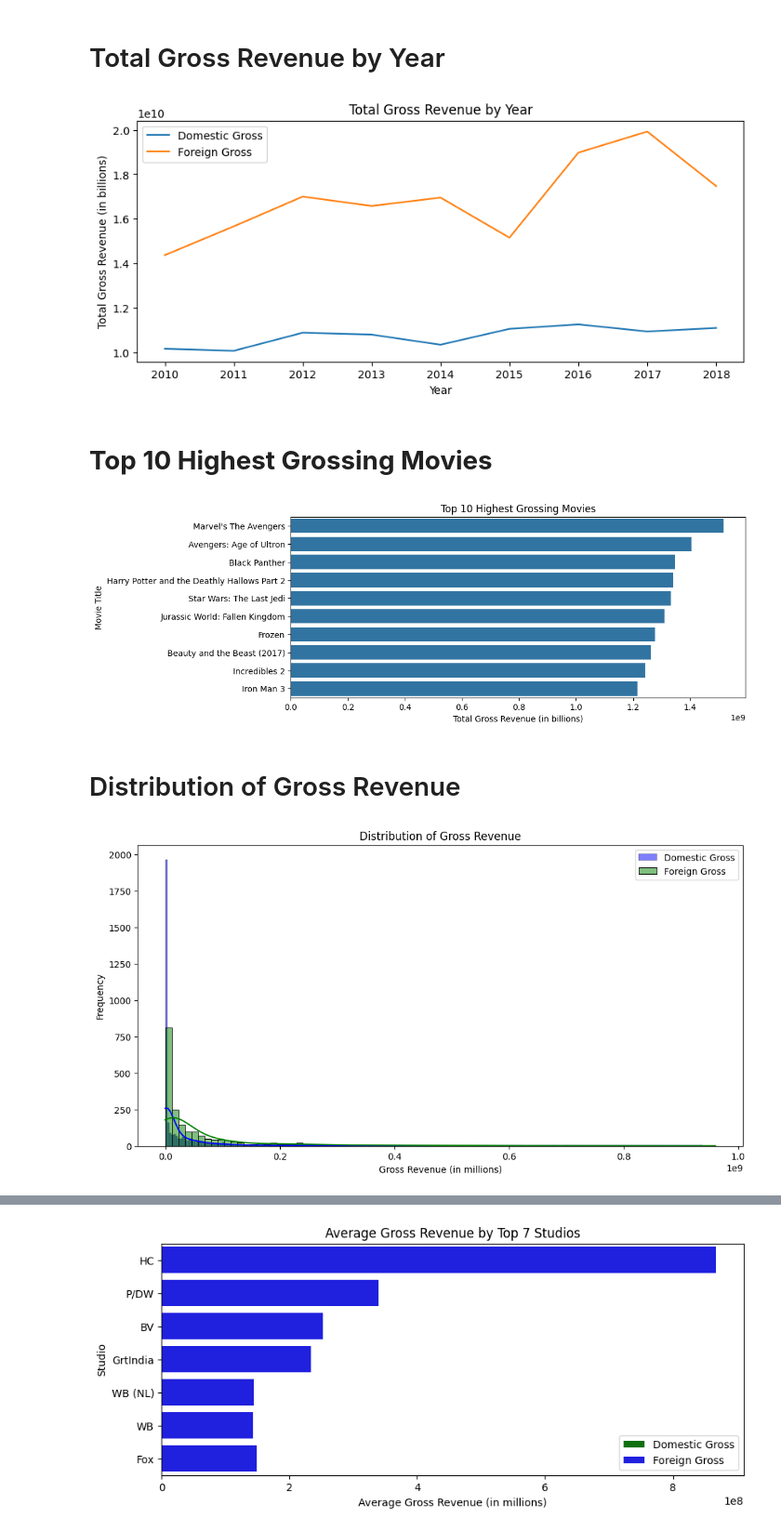
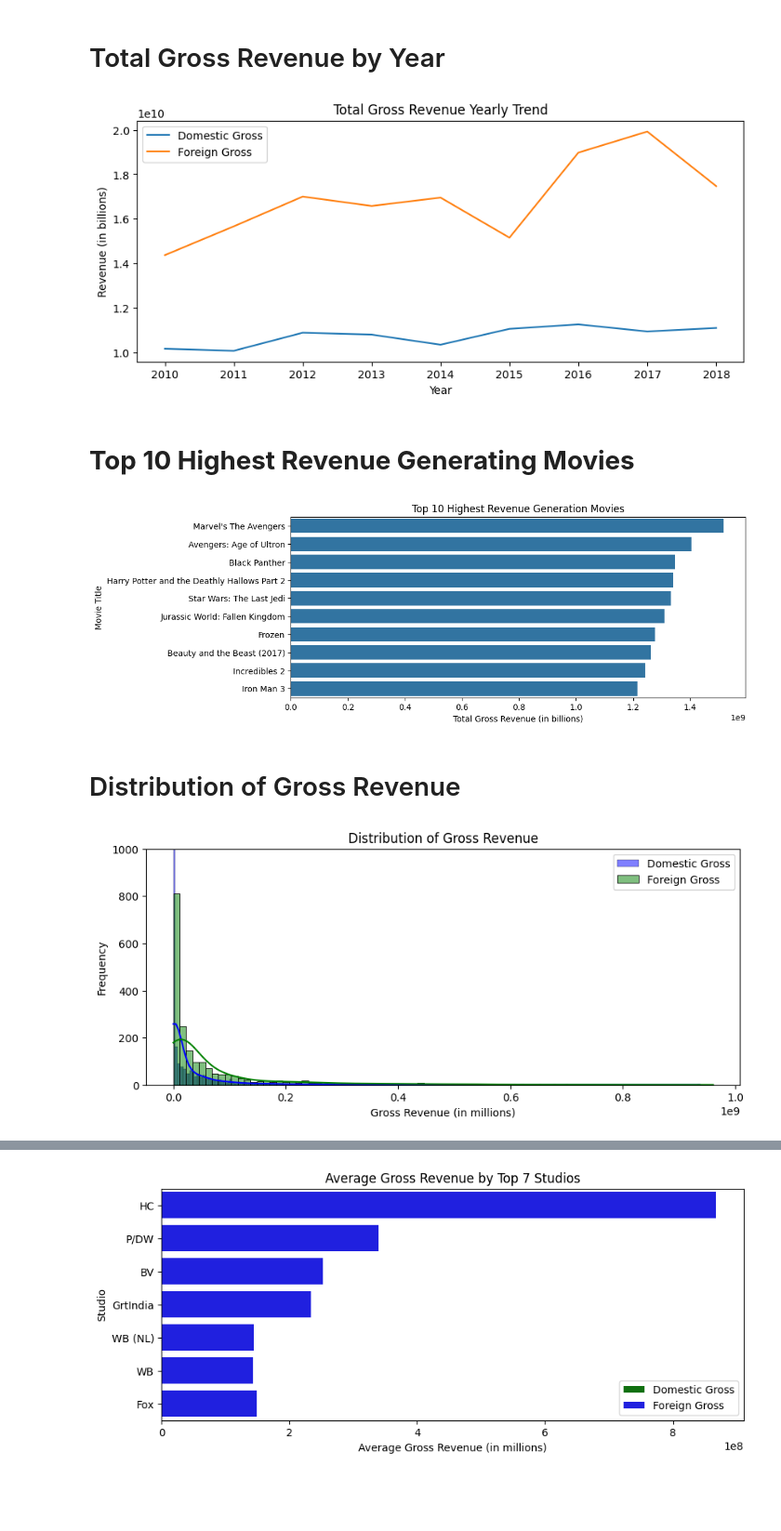
Before and after one commit to Joakim-Nandwa/DVF-PT03-Project-1, a Jupyter notebook: Joakim_Student.ipynb, the cells around one changed output, grey strips where cells are left out. Shown: that part at 93% size. Saved outputs shown, nothing was run; the diff lists cells and outputs as text; code cells hidden in the pictures; blank space fills up the shorter version.

```diff
--- a/Joakim_Student.ipynb
+++ b/Joakim_Student.ipynb
@@ -385,53 +387,54 @@ Next, we'll perform exploratory data analysis (EDA) on these cleaned datasets. L
 import matplotlib.pyplot as plt
 import seaborn as sns
 
-# Group by year and calculate total domestic and foreign gross revenue
-total_gross_by_year = bom_movie_cleaned.groupby('year')[['domestic_gross', 'foreign_gross']].sum().reset_index()
+# Group the data by year and calculate total domestic and foreign gross revenue
+total_gross_by_year = bom_movie_cleaned.groupby('year')[['domestic_gross', 'foreign_gross']].sum().reset_index()# added demestic and foregn together
 
 # Plot total gross revenue by year
 plt.figure(figsize=(10, 4))
 sns.lineplot(data = total_gross_by_year, x='year', y='domestic_gross', label='Domestic Gross')
 sns.lineplot(data = total_gross_by_year, x='year', y='foreign_gross', label='Foreign Gross')
-plt.title('Total Gross Revenue by Year')
+plt.title('Total Gross Revenue Yearly Trend')
 plt.xlabel('Year')
-plt.ylabel('Total Gross Revenue (in billions)')
+plt.ylabel('Revenue (in billions)')
 plt.legend()
 plt.show()
 # %% [output]
-[figure, old version]
+[figure, new version]
 # %% [markdown]
-# **Top 10 Highest Grossing Movies**
+# **Top 10 Highest Revenue Generating Movies**
 # %%
-# Ensure we are working with a copy of the DataFrame
+# Make a copy of the cleaned bom_movies data set, this is to help up introduce .loc without inferearing with the original cleaned data.
 bom_movie_cleaned = bom_movie_cleaned.copy()
 
-# Calculate total gross revenue
+# Calculating total gross revenue
 bom_movie_cleaned.loc[:, 'total_gross'] = bom_movie_cleaned['domestic_gross'] + bom_movie_cleaned['foreign_gross']
 
-# Get top 10 highest grossing movies
+# Getring the top 10 highest revenue generating movies
 top_10_grossing_movies = bom_movie_cleaned.sort_values(by='total_gross', ascending=False).head(10)
 
-# Plot top 10 highest grossing movies
+# Plot top 10 highest revenue generating movies
 plt.figure(figsize=(10, 4))
 sns.barplot(data=top_10_grossing_movies, x='total_gross', y='title')
-plt.title('Top 10 Highest Grossing Movies')
+plt.title('Top 10 Highest Revenue Generation Movies')
 plt.xlabel('Total Gross Revenue (in billions)')
 plt.ylabel('Movie Title')
 plt.show()
 # %% [output]
-[figure, old version]
+[figure, new version]
 # %% [markdown]
 # Distribution of Gross Revenue
 # %%
 # Plot distribution of domestic and foreign gross revenue
-plt.figure(figsize=(12, 6))
+plt.figure(figsize=(10, 4))
 sns.histplot(bom_movie_cleaned['domestic_gross'], kde=True, color='blue', label='Domestic Gross')
 sns.histplot(bom_movie_cleaned['foreign_gross'], kde=True, color='green', label='Foreign Gross')
 plt.title('Distribution of Gross Revenue')
 plt.xlabel('Gross Revenue (in millions)')
 plt.ylabel('Frequency')
+plt.ylim(0, 1000)  # Set y-axis limits to be between 0 and 1000
 plt.legend()
 plt.show()
 # %% [output]
-[figure, old version]
+[figure, new version]
 # %% [markdown]
```
Also changed, not shown: parts of 19 cells of this notebook.
